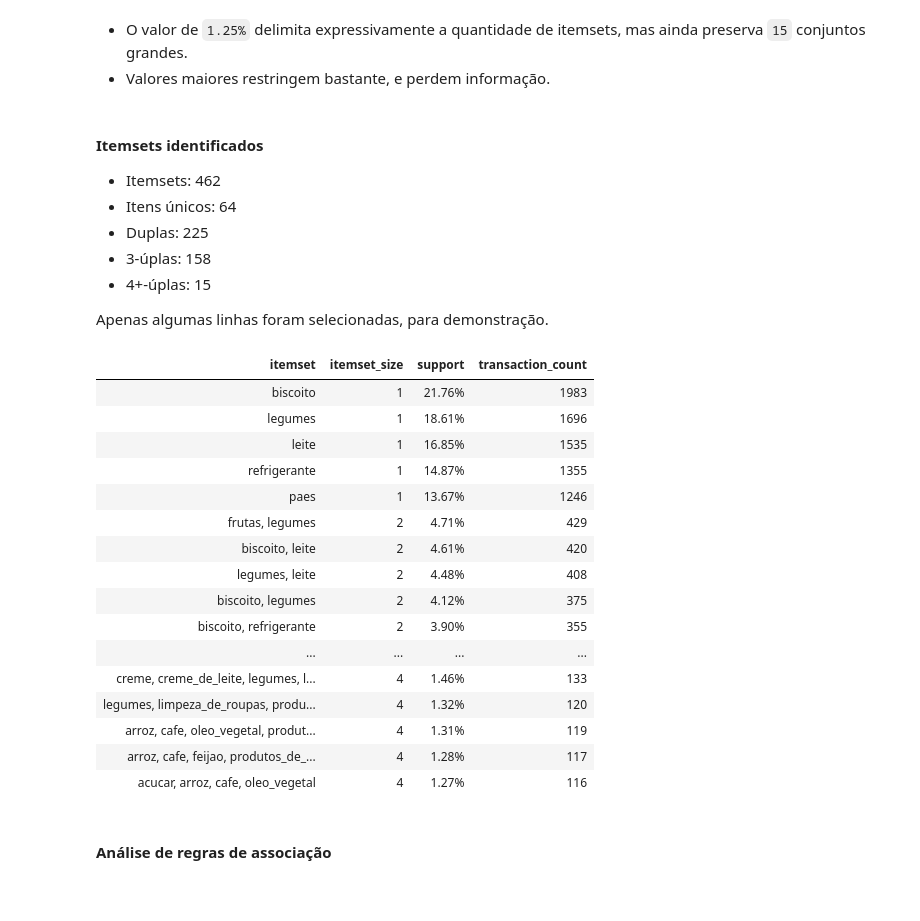
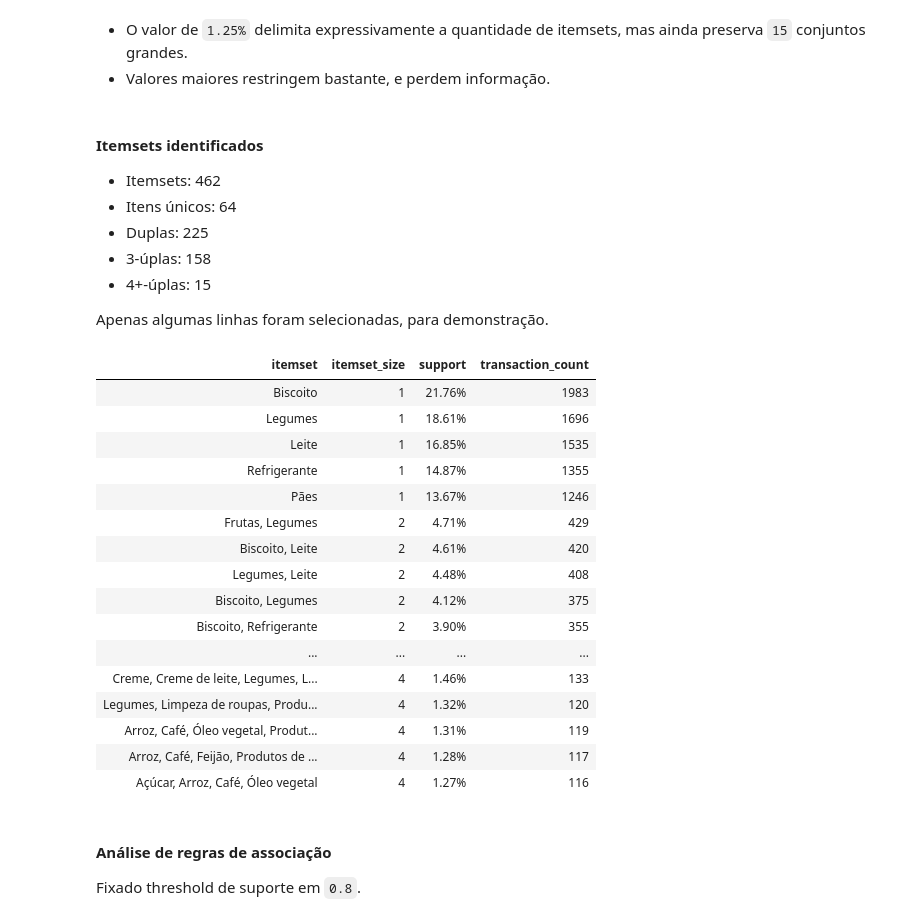
Before and after one commit to gabdumal/data_mining, a Jupyter notebook: assignment_4/main.ipynb, the cells around one changed output. Cells and saved outputs as stored; diff of their text form; code cells hidden in the pictures; blank space fills up the shorter version.

```diff
--- a/assignment_4/main.ipynb
+++ b/assignment_4/main.ipynb
@@ -84,11 +84,18 @@ plot_bar_graph(
 # %% [markdown]
 ### Apriori
 # %%
-def prepare_itemset_examples(itemsets, examples_per_size=5):
+def prepare_itemset_examples(
+    itemsets,
+    transaction_count,
+    examples_per_size=5,
+):
     data = itemsets.copy()
 
     data["itemset_size"] = data["itemsets"].apply(len)
-    data["transaction_count"] = (data["support"] * len(df)).round().astype(int)
+
+    data["transaction_count"] = (
+        (data["support"] * transaction_count).round().astype(int)
+    )
 
     examples = []
 
@@ -104,7 +111,9 @@ def prepare_itemset_examples(itemsets, examples_per_size=5):
 
     result = pd.concat(examples)
 
-    result["itemset"] = result["itemsets"].apply(lambda x: ", ".join(sorted(x)))
+    result["itemset"] = result["itemsets"].apply(
+        lambda x: ", ".join(get_name_of_column(item) for item in sorted(x))
+    )
 
     return result[
         [
@@ -116,9 +125,14 @@ def prepare_itemset_examples(itemsets, examples_per_size=5):
     ]
 
 
-def display_itemset_examples(itemsets, examples_per_size=5):
+def display_itemset_examples(
+    itemsets,
+    transaction_count,
+    examples_per_size=5,
+):
     examples = prepare_itemset_examples(
         itemsets,
+        transaction_count,
         examples_per_size,
     )
 
@@ -250,46 +264,49 @@ display(HTML(support_summary.to_html(index=False, float_format="{:.4f}".format))
 # %%
 min_support = 0.0125
 
 itemsets = apriori(
     df,
     min_support=0.0125,
     use_colnames=True,
 )
 
 display(
     HTML(
         "<h4>Itemsets identificados</h4><ul><li>Itemsets: 462</li><li>Itens únicos: 64</li><li>Duplas: 225</li><li>3-úplas: 158</li><li>4+-úplas: 15</li></ul><p>Apenas algumas linhas foram selecionadas, para demonstração.</p>"
     )
 )
 
 display_itemset_examples(
     itemsets,
+    len(df),
     examples_per_size=5,
 )
 # %% [output]
 Itemsets identificados
 Itemsets: 462
 Itens únicos: 64
 Duplas: 225
 3-úplas: 158
 4+-úplas: 15
 Apenas algumas linhas foram selecionadas, para demonstração.
 | itemset | itemset_size | support | transaction_count |
-| biscoito | 1 | 21.76% | 1983 |
-| legumes | 1 | 18.61% | 1696 |
-| leite | 1 | 16.85% | 1535 |
-| refrigerante | 1 | 14.87% | 1355 |
-| paes | 1 | 13.67% | 1246 |
-| frutas, legumes | 2 | 4.71% | 429 |
-| biscoito, leite | 2 | 4.61% | 420 |
-| legumes, leite | 2 | 4.48% | 408 |
-| biscoito, legumes | 2 | 4.12% | 375 |
-| biscoito, refrigerante | 2 | 3.90% | 355 |
+| Biscoito | 1 | 21.76% | 1983 |
+| Legumes | 1 | 18.61% | 1696 |
+| Leite | 1 | 16.85% | 1535 |
+| Refrigerante | 1 | 14.87% | 1355 |
+| Pães | 1 | 13.67% | 1246 |
+| Frutas, Legumes | 2 | 4.71% | 429 |
+| Biscoito, Leite | 2 | 4.61% | 420 |
+| Legumes, Leite | 2 | 4.48% | 408 |
+| Biscoito, Legumes | 2 | 4.12% | 375 |
+| Biscoito, Refrigerante | 2 | 3.90% | 355 |
 | ... | ... | ... | ... |
-| creme, creme_de_leite, legumes, l... | 4 | 1.46% | 133 |
-| legumes, limpeza_de_roupas, produ... | 4 | 1.32% | 120 |
-| arroz, cafe, oleo_vegetal, produt... | 4 | 1.31% | 119 |
-| arroz, cafe, feijao, produtos_de_... | 4 | 1.28% | 117 |
-| acucar, arroz, cafe, oleo_vegetal | 4 | 1.27% | 116 |
+| Creme, Creme de leite, Legumes, L... | 4 | 1.46% | 133 |
+| Legumes, Limpeza de roupas, Produ... | 4 | 1.32% | 120 |
+| Arroz, Café, Óleo vegetal, Produt... | 4 | 1.31% | 119 |
+| Arroz, Café, Feijão, Produtos de ... | 4 | 1.28% | 117 |
+| Açúcar, Arroz, Café, Óleo vegetal | 4 | 1.27% | 116 |
 # %% [markdown]
 #### Análise de regras de associação
+
+Fixado threshold de suporte em `0.8`.
```
Also changed, not shown: parts of 5 cells of this notebook.
